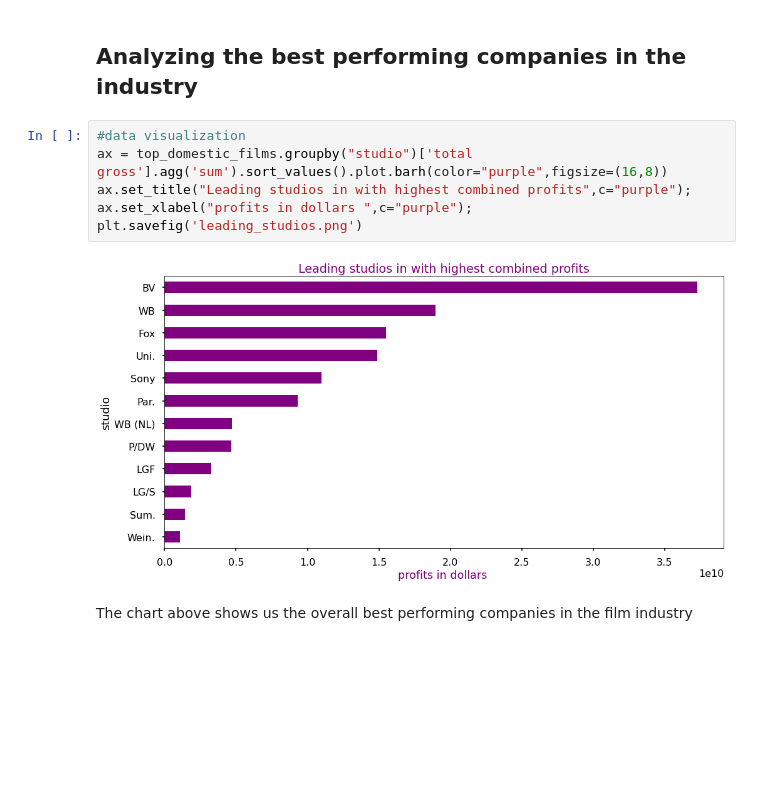
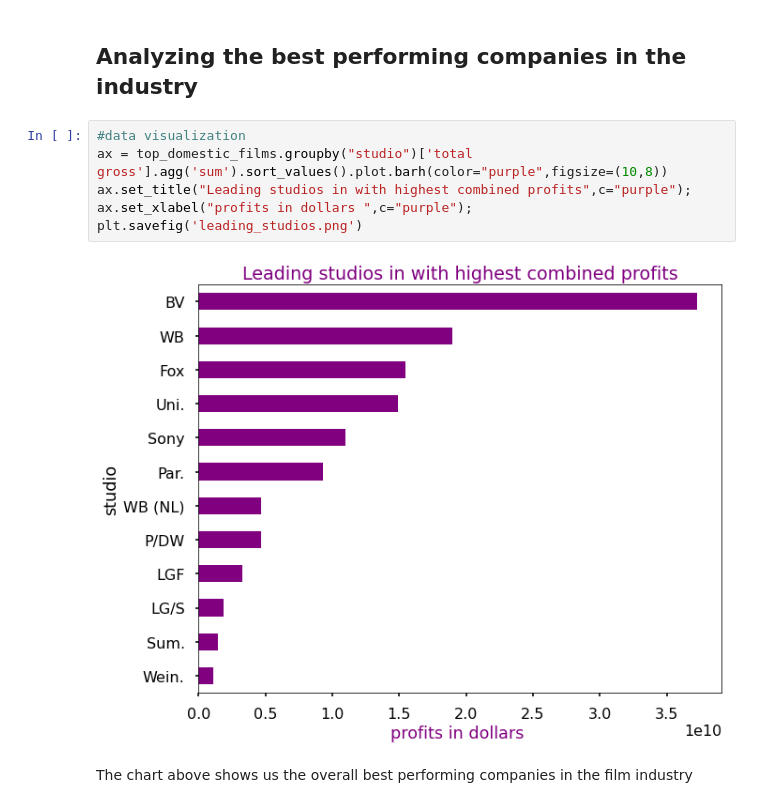
Before and after one commit to yatorAdams/Project_Phase1, a Jupyter notebook: index.ipynb, the cells around one changed output. Drawn from its saved outputs; the diff is of its cells as text; blank space fills up the shorter version.

```diff
--- a/index.ipynb
+++ b/index.ipynb
@@ -564,12 +564,12 @@ top_domestic_films = bommovie_clean.loc [bommovie_clean['domestic_gross'] > nine
 ## Analyzing the best performing companies in the industry
 # %%
 #data visualization
-ax = top_domestic_films.groupby("studio")['total gross'].agg('sum').sort_values().plot.barh(color="purple",figsize=(16,8))
+ax = top_domestic_films.groupby("studio")['total gross'].agg('sum').sort_values().plot.barh(color="purple",figsize=(10,8))
 ax.set_title("Leading studios in with highest combined profits",c="purple");
 ax.set_xlabel("profits in dollars ",c="purple");
 plt.savefig('leading_studios.png')
 # %% [output]
-[figure, old version]
+[figure, new version]
 # %% [markdown]
 The chart above shows us the overall best performing companies in the film industry
 # %% [markdown]
```
Also changed, not shown: parts of 5 cells of this notebook.
